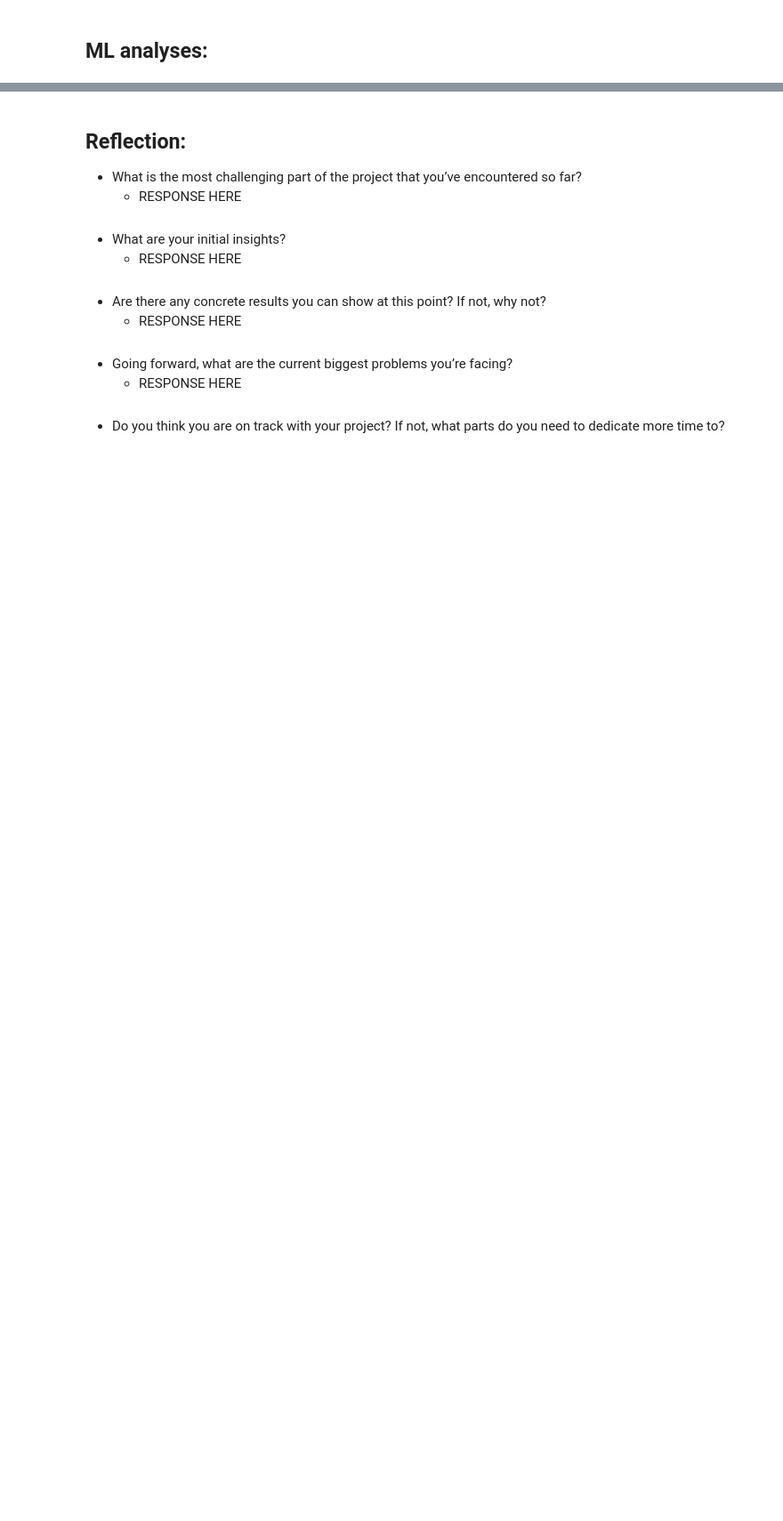
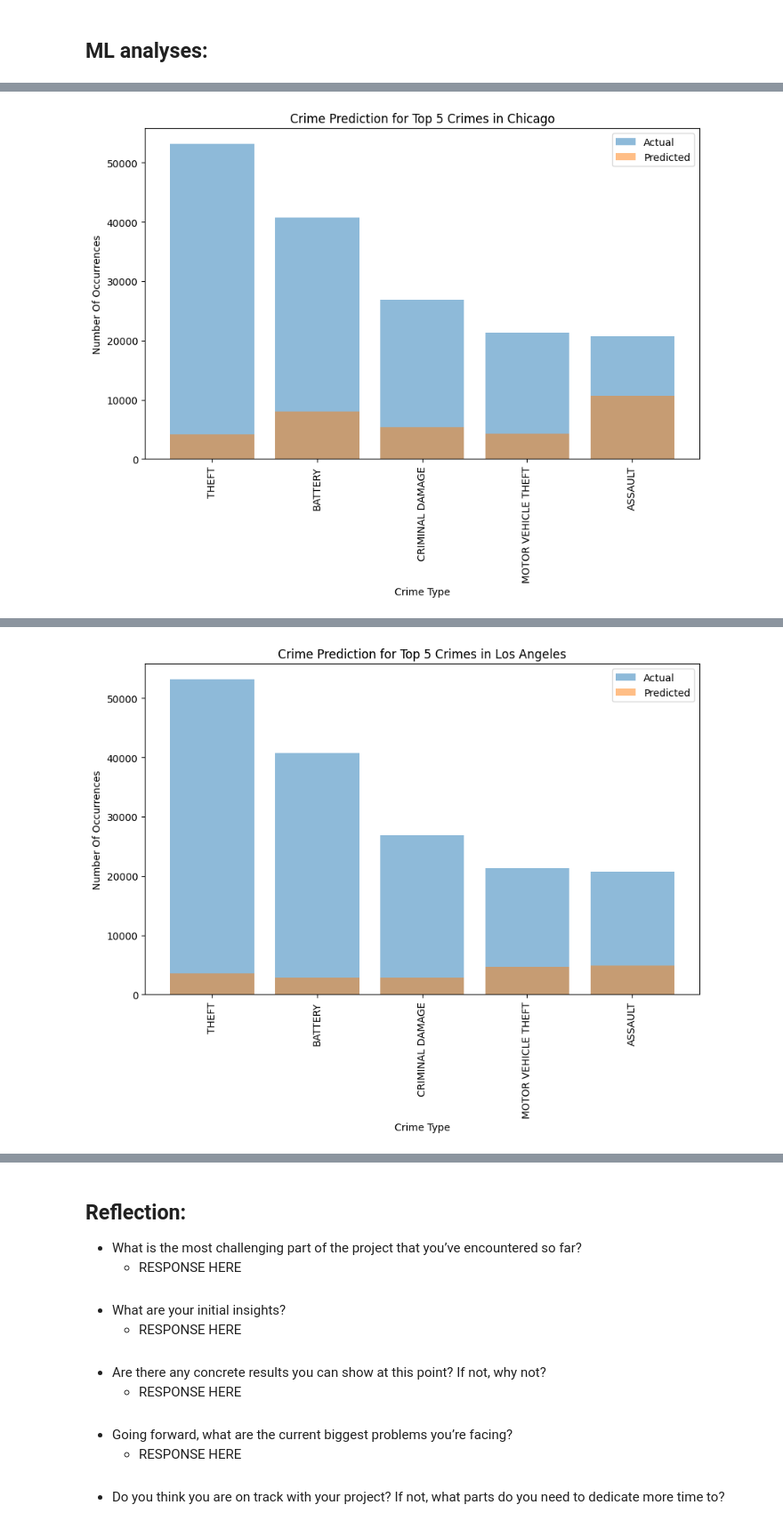
Before and after one commit to chi-city/CS418-Group-Project, a Jupyter notebook: progress_report.ipynb, the cells around one changed output, grey strips where cells are left out. Shown at 89% size. Drawn from its saved outputs; the diff is of its cells as text; code cells hidden in the pictures; blank space fills up the shorter version.

```diff
--- a/progress_report.ipynb
+++ b/progress_report.ipynb
@@ -413,0 +425,63 @@ Total crime found in specified radius: 1135
+# %%
+# Extract the top 5 most frequent crimes in Chicago
+most_frequent_chicago_crimes = chicago_crime_data['Primary Type'].value_counts().head(5)
+chicago_crime_data_top5 = chicago_crime_data[chicago_crime_data['Primary Type'].isin(most_frequent_chicago_crimes.index)]
+
+# Extract the top 5 most frequent crimes in Los Angeles
+most_frequent_la_crimes = la_crime_data["Crm Cd Desc"].value_counts().head(5)
+la_crime_data_top5 = la_crime_data[la_crime_data["Crm Cd Desc"].isin(most_frequent_la_crimes.index)]
+
+# Function to process and plot crime data
+def process_and_plot_crime_data(city_crime_data, city_name):
+    # Choose the appropriate date column
+    date_column = 'Date Rptd' if city_name == 'Los Angeles' else 'Date'
+
+    # Extract relevant features and target
+    features = city_crime_data[date_column].dt.month.values.reshape(-1, 1)
+    type_column = 'Crm Cd Desc' if city_name == 'Los Angeles' else 'Primary Type'
+    target = city_crime_data[type_column].astype('category').cat.codes.values  # Encode crime types as integers
+
+    # Split the data into training and testing sets
+    X_train, X_test, y_train, y_test = train_test_split(features, target, test_size=0.2, random_state=42)
+
+    # Standardize the features
+    scaler = StandardScaler()
+    X_train_scaled = scaler.fit_transform(X_train)
+    X_test_scaled = scaler.transform(X_test)
+
+    # Build a simplistic neural network model
+    model = tf.keras.Sequential([
+        tf.keras.layers.Dense(20, activation='relu', input_shape=(1,)),
+        tf.keras.layers.Dense(10, activation='relu'),
+        tf.keras.layers.Dense(len(city_crime_data[type_column].unique()), activation='softmax')  # Softmax for multiclass classification
+    ])
+
+    model.compile(optimizer='adam', loss='sparse_categorical_crossentropy', metrics=['accuracy'])
+
+    # Train the model
+    model.fit(X_train_scaled, y_train, epochs=50, batch_size=32, verbose=0)
+
+    # Evaluate the model
+    loss, accuracy = model.evaluate(X_test_scaled, y_test, verbose=0)
+    print(f'Accuracy on Test Data ({city_name}): {accuracy}')
+
+    # Make predictions
+    predictions = model.predict(X_test_scaled)
+
+    # Plot the actual and predicted crime types
+    plt.figure(figsize=(10, 6))
+    plt.bar(range(len(most_frequent_chicago_crimes)), most_frequent_chicago_crimes.values, alpha=0.5, label='Actual')
+    plt.bar(range(len(most_frequent_chicago_crimes)), predictions.sum(axis=0), alpha=0.5, label='Predicted')
+    plt.xticks(range(len(most_frequent_chicago_crimes)), most_frequent_chicago_crimes.index, rotation='vertical')
+    plt.xlabel("Crime Type")
+    plt.ylabel("Number Of Occurrences")
+    plt.title(f"Crime Prediction for Top 5 Crimes in {city_name}")
+    plt.legend()
+    plt.show()
+
+# Process and plot crime data for Chicago
+process_and_plot_crime_data(chicago_crime_data_top5, "Chicago")
+
+# Process and plot crime data for Los Angeles
+process_and_plot_crime_data(la_crime_data_top5, "Los Angeles")
+# %% [output]
@@ -413,0 +490 @@ Total crime found in specified radius: 1135
+[figure, added]
@@ -413,0 +493 @@ Total crime found in specified radius: 1135
+[figure, added]
```
Also changed, not shown: parts of 5 cells of this notebook, 1 other file.
